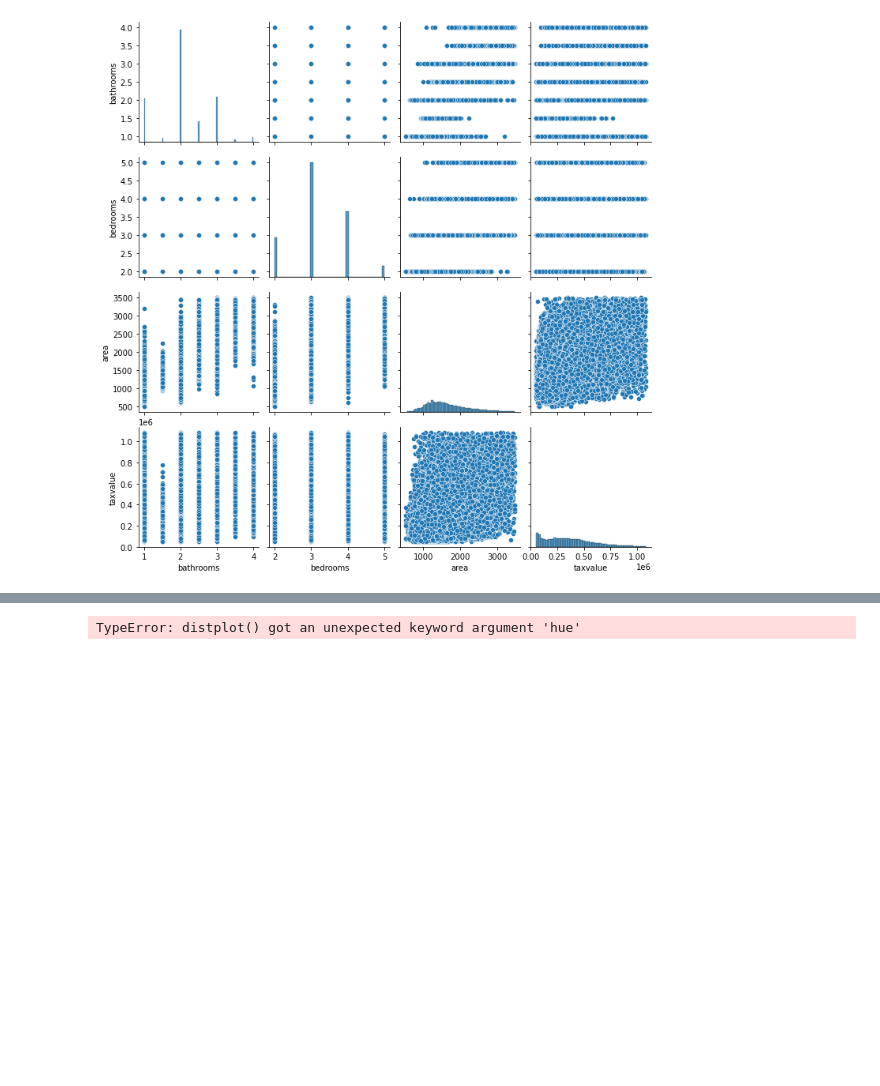
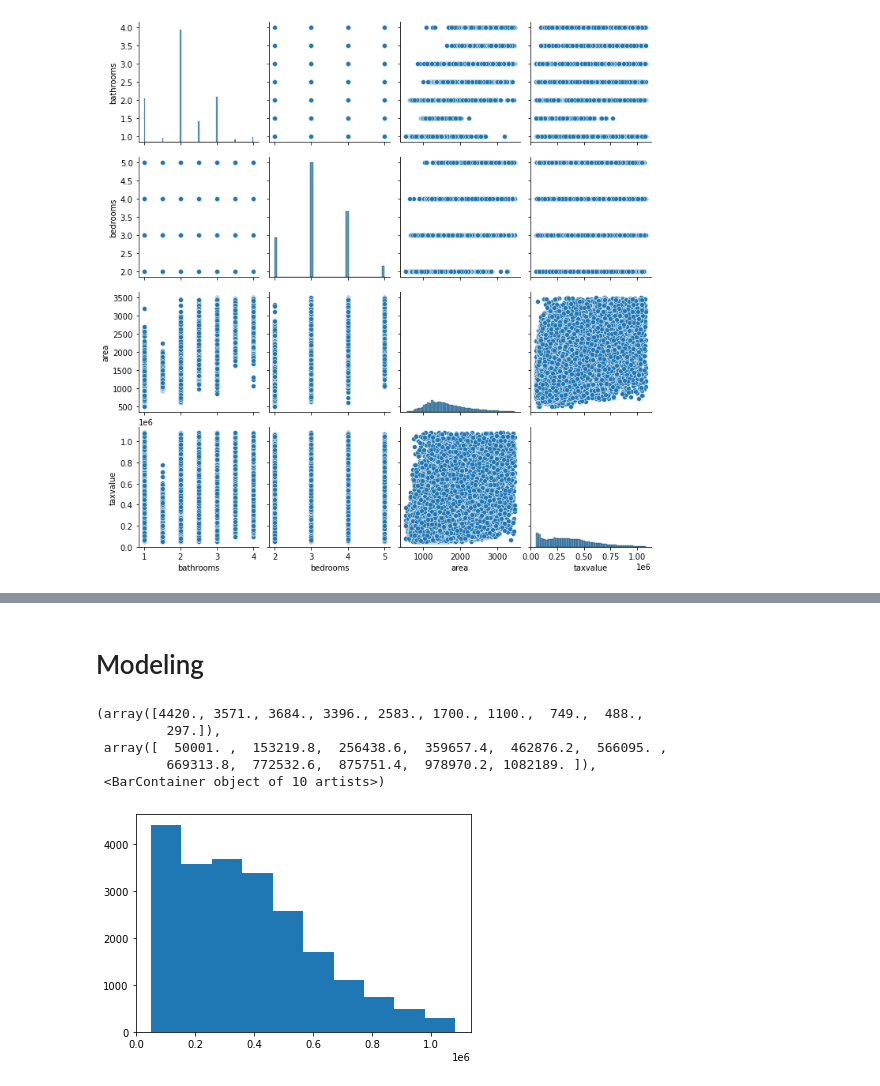
Before and after one commit to lainslie-18/zillow_regression_project, a Jupyter notebook: explore_model.ipynb, the cells around one changed output, grey strips where cells are left out. Drawn from its saved outputs; the diff is of its cells as text; code cells hidden in the pictures; blank space fills up the shorter version.

```diff
--- a/explore_model.ipynb
+++ b/explore_model.ipynb
@@ -130,4 +183,11 @@ sns.heatmap(train.corr(), cmap='PuBu')
-# %%
-sns.distplot(train.taxvalue,bins=100,kde=False, hue=train.bedrooms)
-# %% [output]
-TypeError: distplot() got an unexpected keyword argument 'hue'
+# %% [markdown]
+# Modeling
+# %%
+plt.hist(train.taxvalue)
+# %% [output]
+(array([4420., 3571., 3684., 3396., 2583., 1700., 1100.,  749.,  488.,
+         297.]),
+ array([  50001. ,  153219.8,  256438.6,  359657.4,  462876.2,  566095. ,
+         669313.8,  772532.6,  875751.4,  978970.2, 1082189. ]),
+ <BarContainer object of 10 artists>)
+[figure, added]
```
Also changed, not shown: parts of 15 cells of this notebook.
